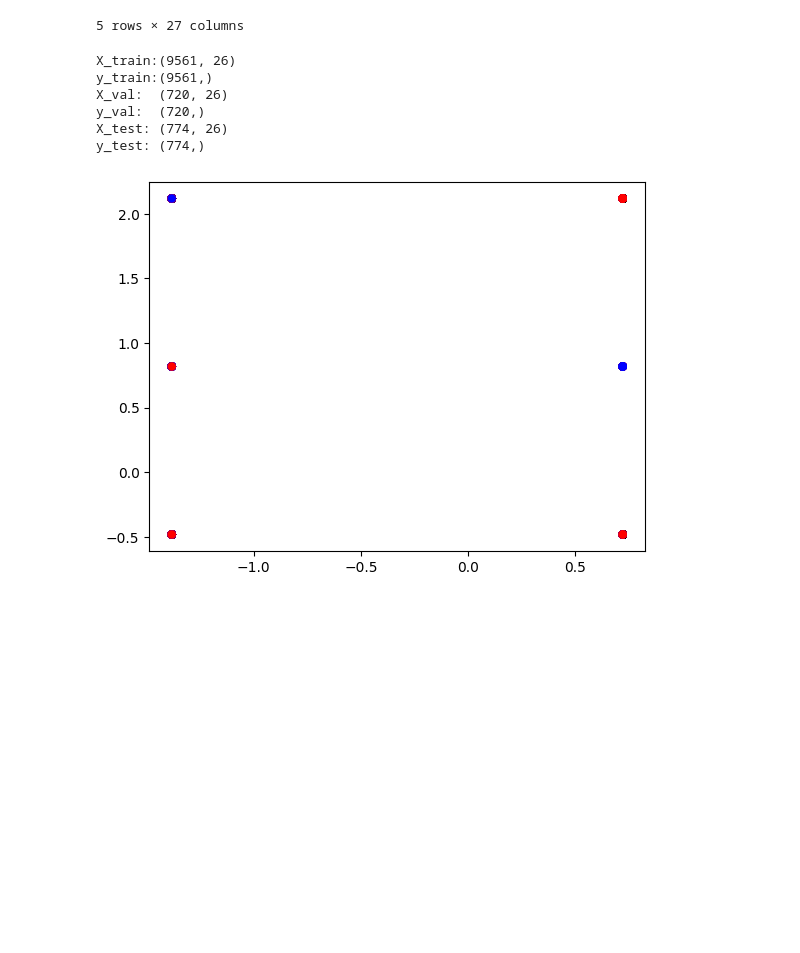
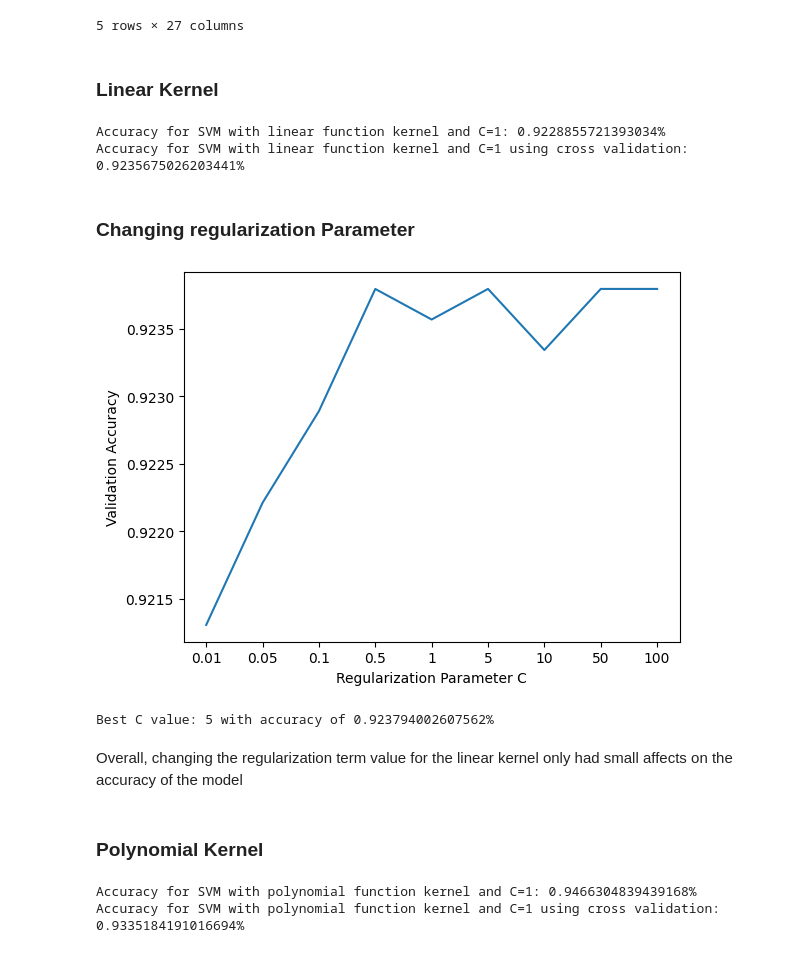
Before and after one commit to rakeebh7233/phishing-prediction, a Jupyter notebook: SVM.ipynb, the cells around one changed output. Cells and saved outputs as stored; diff of their text form; code cells hidden in the pictures; blank space fills up the shorter version.

```diff
--- a/SVM.ipynb
+++ b/SVM.ipynb
@@ -32,39 +33,60 @@ y = df.iloc[:, -1].values
 # %%
 # Splitting the dataset into the Training set, Validation set and Test set
 
-X_train_val, X_test, y_train_val, y_test = train_test_split(
-    X, y,
-    test_size = 0.07, random_state=10, shuffle=True
-)
-X_train, X_val, y_train, y_val = train_test_split(
-    X_train_val, y_train_val,
-    test_size = 0.07, random_state=10, shuffle=True
-)
+X_train, X_test, y_train, y_test = train_test_split (X, y, test_size=0.4, random_state=0)
 
+# Reshaping y to be a 2D array
 y_2d_train= y_train.reshape(-1, 1)
 y_2d_test = y_test.reshape(-1, 1)
+
 
 # Feature Scaling
 scaler = StandardScaler()
 X_train = scaler.fit_transform(X_train)
 X_test = scaler.transform(X_test)
-# %%
-print('X_train:' + str(X_train.shape))
-print('y_train:' + str(y_train.shape))
-print('X_val: \t'  + str(X_val.shape))
-print('y_val: \t'  + str(y_val.shape))
-print('X_test: '  + str(X_test.shape))
-print('y_test: '  + str(y_test.shape))
-# %% [output]
-X_train:(9561, 26)
-y_train:(9561,)
-X_val:  (720, 26)
-y_val:  (720,)
-X_test: (774, 26)
-y_test: (774,)
-# %%
-clf_ob = SVC(kernel="linear", C=1).fit(X_train, y_train))
-
-plt.scatter(X_train[:,0], X_train[:,1], c=np.where(y_train==1,'red','blue'), s = 10,linewidth = 3);
-# %% [output]
-[figure, removed]
+# %% [markdown]
+### Linear Kernel
+# %%
+svm = SVC(kernel="linear", C=1).fit(X_train, y_train)
+print(f"Accuracy for SVM with linear function kernel and C=1: {svm.score(X_test, y_test)}%")
+
+scores_res = cross_val_score(svm, X_test, y_test, cv=5)
+print(f"Accuracy for SVM with linear function kernel and C=1 using cross validation: {scores_res.mean()}%")
+# %% [output]
+Accuracy for SVM with linear function kernel and C=1: 0.9228855721393034%
+Accuracy for SVM with linear function kernel and C=1 using cross validation: 0.9235675026203441%
+# %% [markdown]
+### Changing regularization Parameter
+# %%
+validation_scores = []
+c_vals = [.01,.05,.1,.5,1,5,10,50,100]
+for c in c_vals:
+    svm = SVC(kernel="linear", C=c).fit(X_train, y_train)
+    scores_res = cross_val_score(svm, X_test, y_test, cv=5)
+    validation_scores.append(scores_res.mean())
+
+default_x_ticks = range(len(c_vals))
+plt.plot(default_x_ticks, validation_scores)
+plt.xticks(default_x_ticks, c_vals)
+plt.xlabel("Regularization Parameter C")
+plt.ylabel("Validation Accuracy")
+plt.show()
+
+best_C = c_vals[np.argmax(validation_scores)]
+print(f"Best C value: {best_C} with accuracy of {max(validation_scores)}%")
+# %% [output]
+[figure, added]
+Best C value: 5 with accuracy of 0.923794002607562%
+# %% [markdown]
+Overall, changing the regularization term value for the linear kernel only had small affects on the accuracy of the model
+# %% [markdown]
+### Polynomial Kernel
+# %%
+svm = SVC(kernel="poly", C=1).fit(X_train, y_train)
+print(f"Accuracy for SVM with polynomial function kernel and C=1: {svm.score(X_test, y_test)}%")
+
+scores_res = cross_val_score(svm, X_test, y_test, cv=5)
+print(f"Accuracy for SVM with polynomial function kernel and C=1 using cross validation: {scores_res.mean()}%")
+# %% [output]
+Accuracy for SVM with polynomial function kernel and C=1: 0.9466304839439168%
+Accuracy for SVM with polynomial function kernel and C=1 using cross validation: 0.9335184191016694%
```
Also changed, not shown: parts of 11 cells of this notebook, 2 other files.
